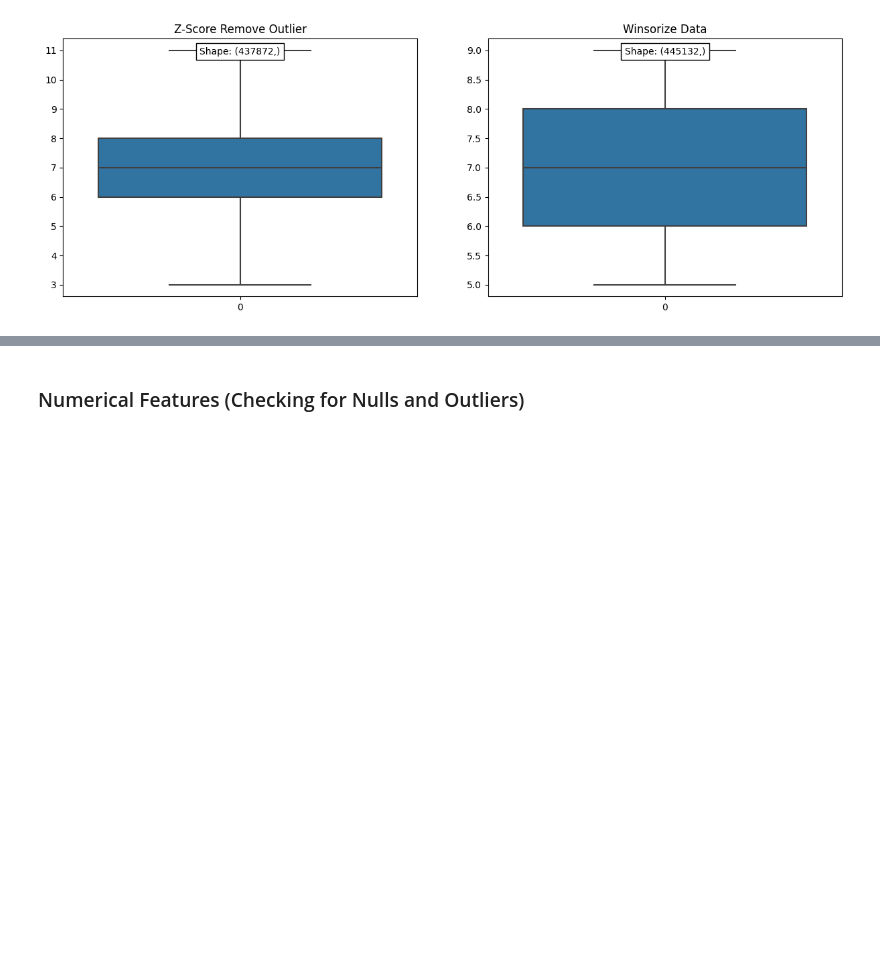
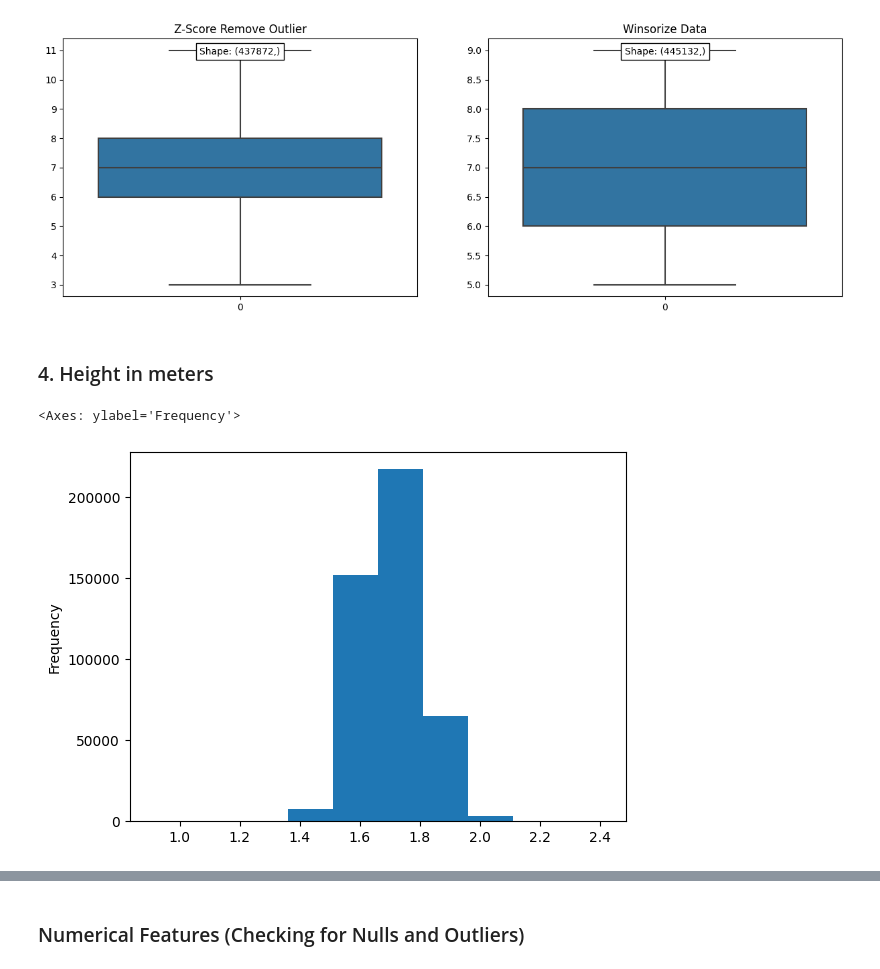
Before and after one commit to theCodeCS/heart_disease_predictor, a Jupyter notebook: heart_disease_predictor/heart_disease.ipynb, the cells around one changed output, grey strips where cells are left out. Cells and saved outputs as stored; diff of their text form; code cells hidden in the pictures; blank space fills up the shorter version.

Commit message:
impute numerical columns

```diff
--- a/heart_disease_predictor/heart_disease.ipynb
+++ b/heart_disease_predictor/heart_disease.ipynb
@@ -99,7 +117,0 @@ dtype: float64
-# %%
-def sep_column_types(df):
-    numeric_columns = df.select_dtypes(include=[np.number])
-    categorical_columns = df.select_dtypes(include=[object])
-    return numeric_columns, categorical_columns
-
-numeric_columns, categorical_columns = sep_column_types(df)
@@ -106,3 +136,14 @@ numeric_columns, categorical_columns = sep_column_types(df)
+# %%
+# Here we created a function to easily separate the columns into numeric and categorical
+# Select_dtypes is a method in pandas that is used to select columns based on their data type
+# We can use the parameter include to specify the data types we want to include in the result
+def sep_column_types(dataframe):
+    numeric_columns = dataframe.select_dtypes(include=[np.number])
+    categorical_columns = dataframe.select_dtypes(include=[object])
+    return numeric_columns, categorical_columns
+
+# Initialized the function and assigned the results to the variables: numeric_columns and categorical_columns
+numeric_columns, categorical_columns = sep_column_types(df)
 # %%
 print(numeric_columns.columns)
 print(len(numeric_columns.columns))
@@ -368,3 +413,12 @@ ax[1].text(0.5, 0.95, f'Shape: {winsorize_data.shape}', ha='center', va='center'
 # %% [output]
 Text(0.5, 0.95, 'Shape: (445132,)')
 [figure]
+# %% [markdown]
+### 4. Height in meters
+# %%
+numeric_columns['HeightInMeters'] = SimpleImputer(strategy='mean').fit_transform(numeric_columns[['HeightInMeters']])
+# %%
+numeric_columns['HeightInMeters'].plot(kind='hist')
+# %% [output]
+<Axes: ylabel='Frequency'>
+[figure, added]
```
Also changed, not shown: parts of 37 cells of this notebook.
